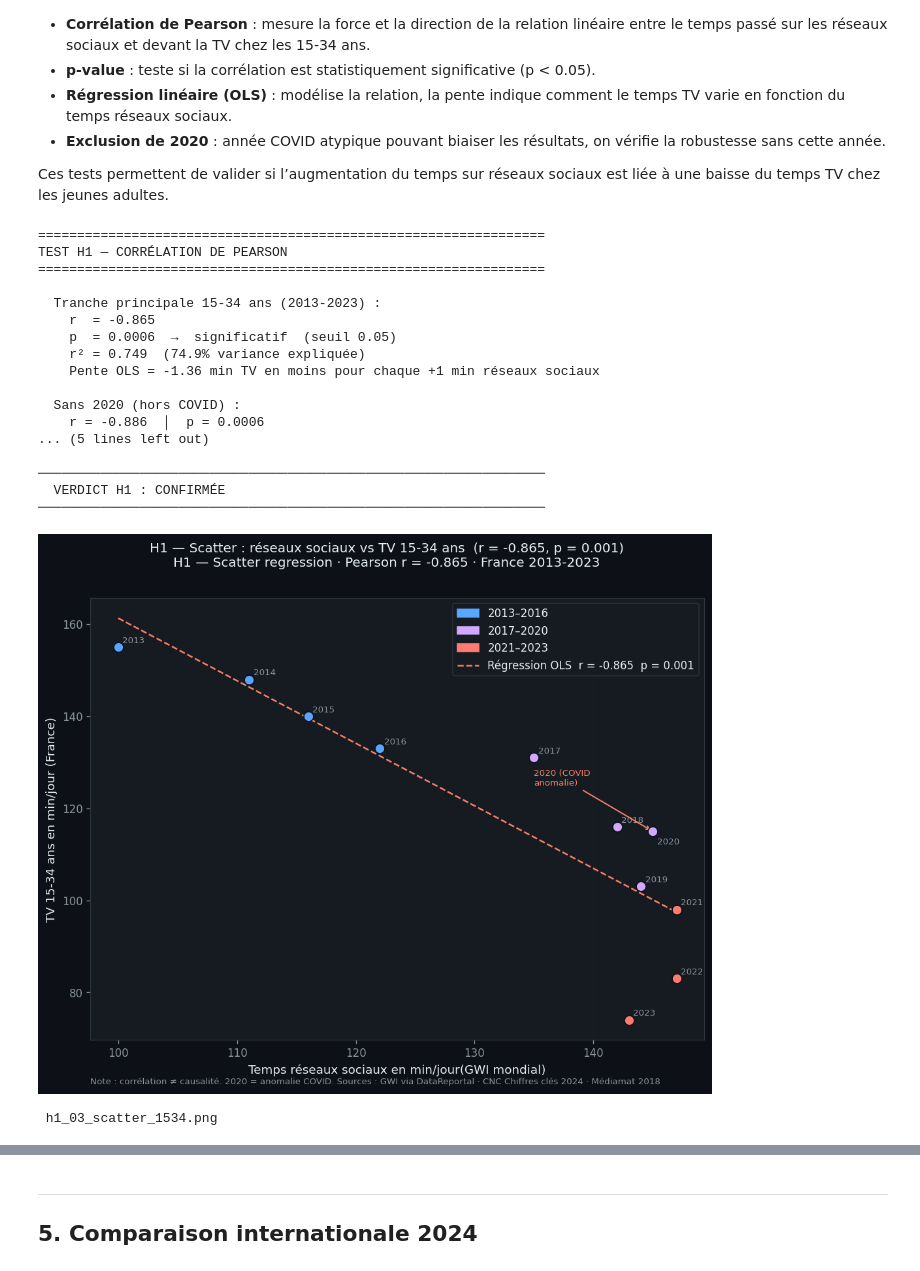
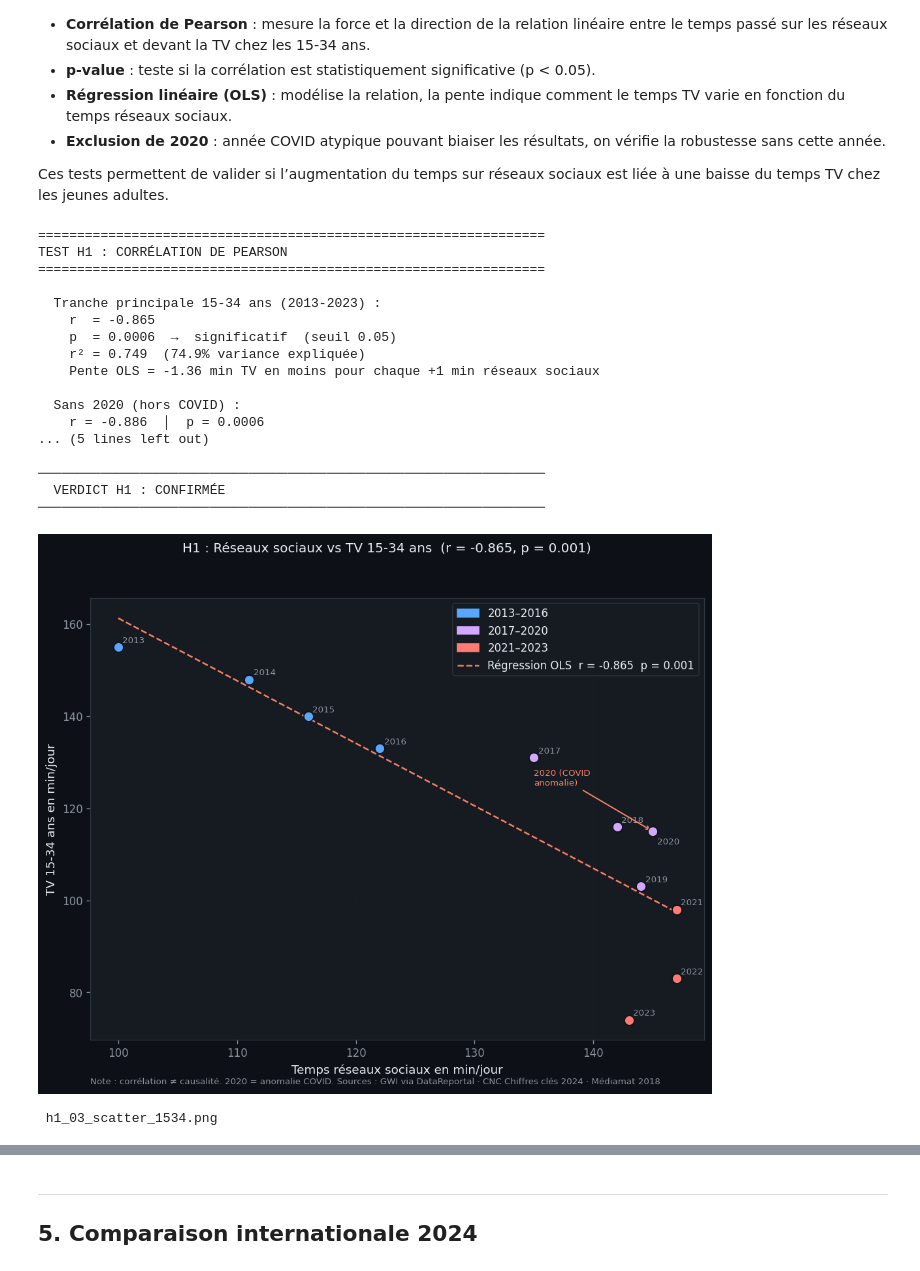
Before and after one commit to InesAjd92/social-media-vs-traditional-media, a Jupyter notebook: 03_notebooks/02_eda_exploratory.ipynb, the cells around one changed output, grey strips where cells are left out. Saved outputs shown, nothing was run; the diff lists cells and outputs as text; code cells hidden in the pictures.

```diff
--- a/03_notebooks/02_eda_exploratory.ipynb
+++ b/03_notebooks/02_eda_exploratory.ipynb
@@ -452,7 +441,7 @@ df_nc = df_h1[df_h1['year']!=2020]
 r34_nc, p34_nc = stats.pearsonr(df_nc['social_media_min_day'], df_nc['tv_min_15_34'])
 
 print('=' * 65)
-print('TEST H1 — CORRÉLATION DE PEARSON')
+print('TEST H1 : CORRÉLATION DE PEARSON')
 print('=' * 65)
 print(f'\n  Tranche principale 15-34 ans (2013-2023) :')
 print(f'    r  = {r34:.3f}')
@@ -471,7 +460,7 @@ print(f'  VERDICT H1 : {"CONFIRMÉE " if r34<-0.7 and p34<0.05 else "PARTIELLEME
 print('─' * 65)
 # %% [output]
 =================================================================
-TEST H1 — CORRÉLATION DE PEARSON
+TEST H1 : CORRÉLATION DE PEARSON
 =================================================================
 
   Tranche principale 15-34 ans (2013-2023) :
@@ -510,36 +499,35 @@ x_line = np.linspace(df_h1['social_media_min_day'].min(),
 ax.plot(x_line, s34*x_line+i34, color=C_ACCENT, lw=1.5, ls='--',
         label=f'Régression OLS  r = {r34:.3f}  p = {p34:.3f}')
 
 # Annotation COVID
 covid = df_h1[df_h1['year']==2020].iloc[0]
 ax.annotate('2020 (COVID\nanomalie)', xy=(covid['social_media_min_day'], covid['tv_min_15_34']),
             xytext=(135, 125), arrowprops=dict(arrowstyle='->', color=C_ACCENT, lw=1.2),
             color=C_ACCENT, fontsize=8)
 
 legend_p = [mpatches.Patch(color=C_SOCIAL, label='2013–2016'),
             mpatches.Patch(color=C_PURPLE, label='2017–2020'),
             mpatches.Patch(color=C_TV_1534,label='2021–2023')]
 handles, labels = ax.get_legend_handles_labels()
 ax.legend(handles=legend_p+handles, labels=['2013–2016','2017–2020','2021–2023']+labels)
 
-ax.set_xlabel('Temps réseaux sociaux en min/jour(GWI mondial)')
-ax.set_ylabel('TV 15-34 ans en min/jour (France)')
+ax.set_xlabel('Temps réseaux sociaux en min/jour')
+ax.set_ylabel('TV 15-34 ans en min/jour')
 ax.grid(alpha=0.25)
 
 fig.suptitle(
-    f'H1 — Scatter : réseaux sociaux vs TV 15-34 ans  (r = {r34:.3f}, p = {p34:.3f})\n'
-    f'H1 — Scatter regression · Pearson r = {r34:.3f} · France 2013-2023',
+    f'H1 : Réseaux sociaux vs TV 15-34 ans  (r = {r34:.3f}, p = {p34:.3f})\n',
     fontsize=12, y=1.01
 )
 ax.text(0, -0.1,
     'Note : corrélation ≠ causalité. 2020 = anomalie COVID. '
     'Sources : GWI via DataReportal · CNC Chiffres clés 2024 · Médiamat 2018',
     transform=ax.transAxes, fontsize=8, color=FG_MUTED)
 
 plt.tight_layout()
 plt.savefig(os.path.join(GRAPHS_DIR, 'h1_03_scatter_1534.png'))
 plt.show()
 print(' h1_03_scatter_1534.png')
 # %% [output]
-[figure, old version]
+[figure, new version]
  h1_03_scatter_1534.png
```
Also changed, not shown: parts of 14 cells of this notebook, 10 other files.
